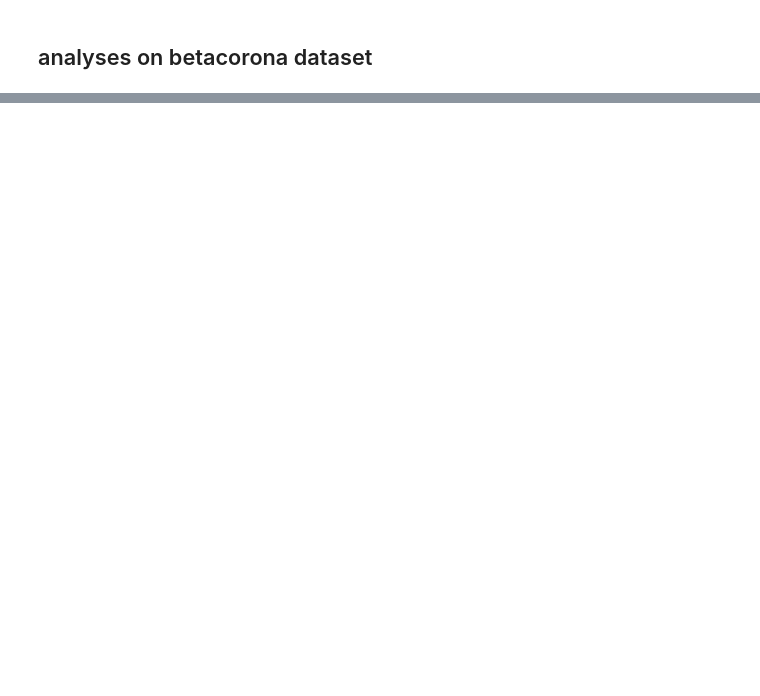
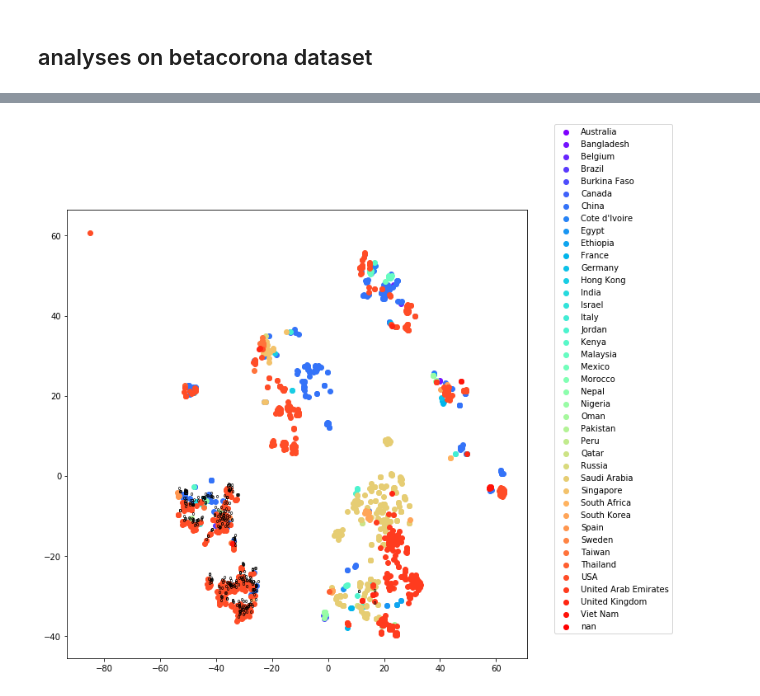
Before and after one commit to noise42/covid_noise, a Jupyter notebook: ML/betacorona.ipynb, the cells around one changed output, grey strips where cells are left out. Drawn from its saved outputs; the diff is of its cells as text; code cells hidden in the pictures; blank space fills up the shorter version.

```diff
--- a/ML/betacorona.ipynb
+++ b/ML/betacorona.ipynb
@@ -113,0 +99,15 @@ array(['Viverridae', 'Vicugna pacos', 'Vespertilio sinensis',
+# %%
+%%time
+
+kmer_len = 4
+
+#let's keep the original indexing to allow lookups from the starting data
+corpus = []
+ordered_indexes = [] #probably overkill, but let's avoid forgetting the indexes to retrieve metadata
+
+for i, seq in complete_genomes.iteritems():
+    ordered_indexes.append(i)
+    corpus.append([seq[j:j+kmer_len] for j in np.arange(0, len(seq)-kmer_len)])
+
+#All that is required is that the input yields one sentence (list of utf8 words) after another.
+#it takes around 40 seconds
@@ -113,0 +119,8 @@ array(['Viverridae', 'Vicugna pacos', 'Vespertilio sinensis',
+# %%
+from gensim.models import Word2Vec
+
+size= 100
+tot_epochs= 5
+perplexity=30
+
+model = Word2Vec(sentences=corpus, min_count=1, size=size, iter=tot_epochs)
@@ -113,0 +160,3 @@ array(['Viverridae', 'Vicugna pacos', 'Vespertilio sinensis',
+# %%
+x_vals, y_vals, labels = reduce_dimensions(model, ordered_indexes, corpus,
+                                                         label="GenBank_Title")
@@ -113,0 +194,17 @@ array(['Viverridae', 'Vicugna pacos', 'Vespertilio sinensis',
+# %%
+geo_labels = []
+date_labels = []
+host_labels = []
+for i, sentence in zip(ordered_indexes, corpus):
+    geo_labels.append(df.iloc[i]['Country'])
+    date_labels.append(df.iloc[i]['Release_Date'])
+    host_labels.append(df.iloc[i]['Host'])
+# %%
+##color_labels
+_,_= plot_with_matplotlib(x_vals, y_vals, labels, geo_labels)
+
+plt.savefig(f"tsne_beta_w2vsize_{size}_epochs_{tot_epochs}_perpl_{perplexity}.pdf")
+
+##TODO remove nan, plot with different labels
+# %% [output]
+[figure, added]
```
Also changed, not shown: parts of 13 cells of this notebook, 28 other files.
